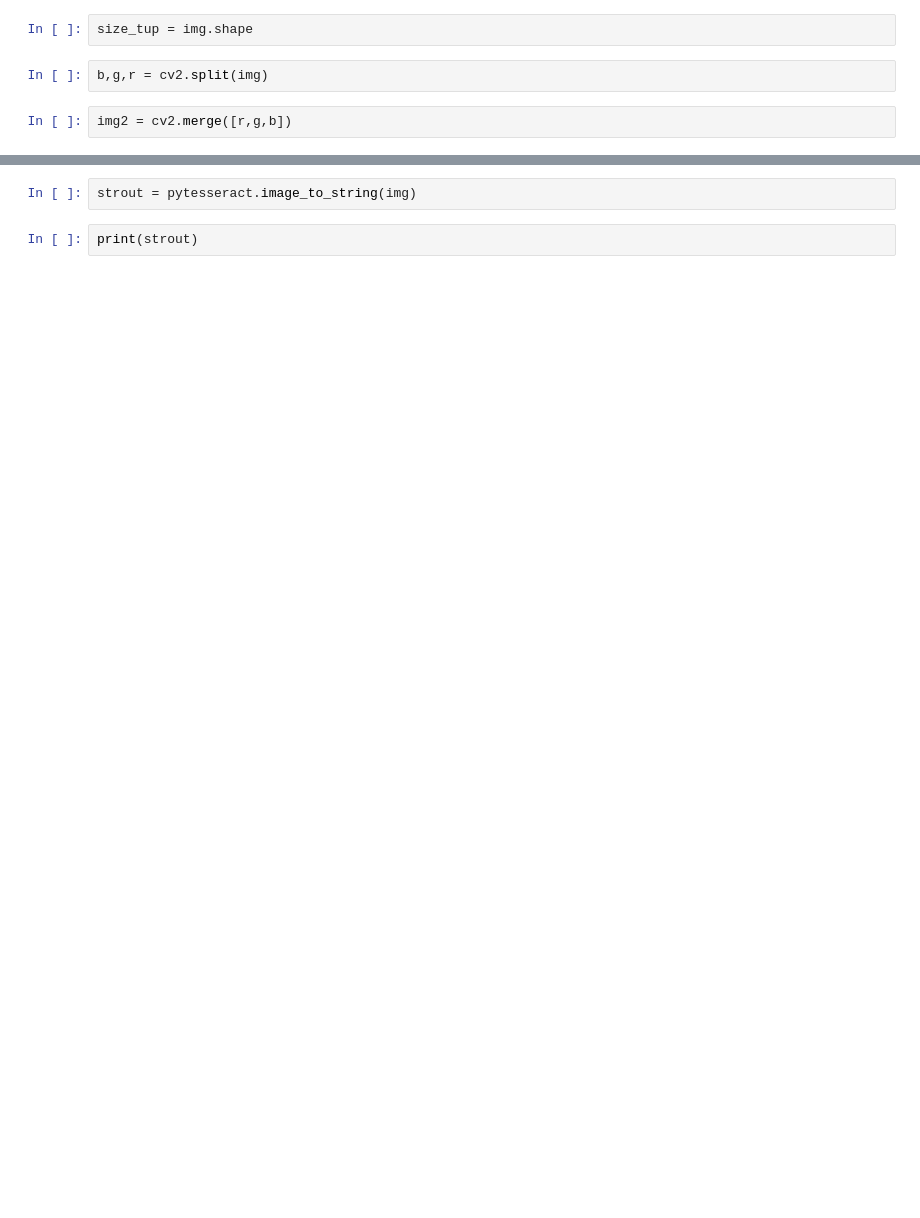
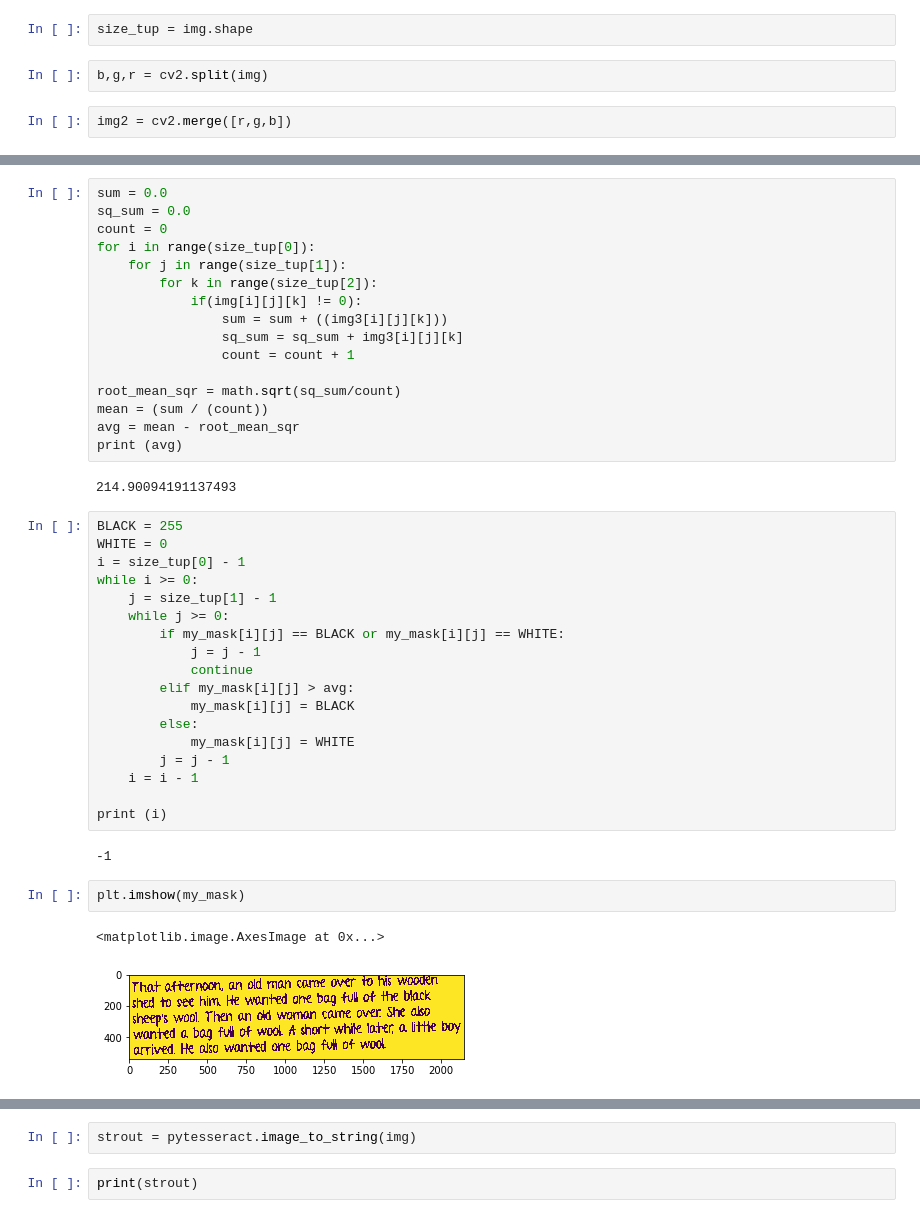
Before and after one commit to jashdalal/Handwriting_recognition, a Jupyter notebook: qwertyWorks.ipynb, the cells around one changed output, grey strips where cells are left out. Drawn from its saved outputs; the diff is of its cells as text; blank space fills up the shorter version.

```diff
--- a/qwertyWorks.ipynb
+++ b/qwertyWorks.ipynb
@@ -37,0 +65,43 @@ plt.imshow(img)
+# %%
+sum = 0.0
+sq_sum = 0.0
+count = 0
+for i in range(size_tup[0]):
+    for j in range(size_tup[1]):
+        for k in range(size_tup[2]):
+            if(img[i][j][k] != 0):
+                sum = sum + ((img3[i][j][k]))
+                sq_sum = sq_sum + img3[i][j][k]
+                count = count + 1
+
+root_mean_sqr = math.sqrt(sq_sum/count)
+mean = (sum / (count))
+avg = mean - root_mean_sqr
+print (avg)
+# %% [output]
+214.90094191137493
+# %%
+BLACK = 255
+WHITE = 0
+i = size_tup[0] - 1
+while i >= 0:
+    j = size_tup[1] - 1
+    while j >= 0:
+        if my_mask[i][j] == BLACK or my_mask[i][j] == WHITE:
+            j = j - 1
+            continue
+        elif my_mask[i][j] > avg:
+            my_mask[i][j] = BLACK
+        else:
+            my_mask[i][j] = WHITE
+        j = j - 1
+    i = i - 1
+
+print (i)
+# %% [output]
+-1
+# %%
+plt.imshow(my_mask)
+# %% [output]
+<matplotlib.image.AxesImage at 0x...>
+[figure, added]
```
Also changed, not shown: parts of 16 cells of this notebook, 5 other files.
